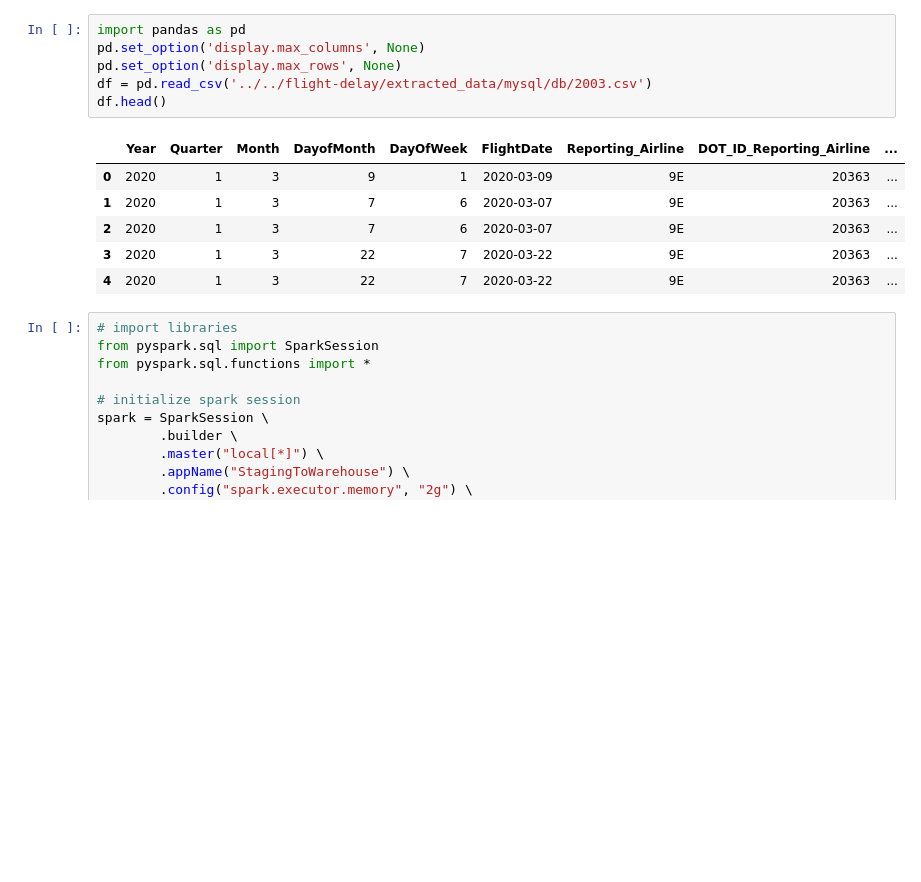
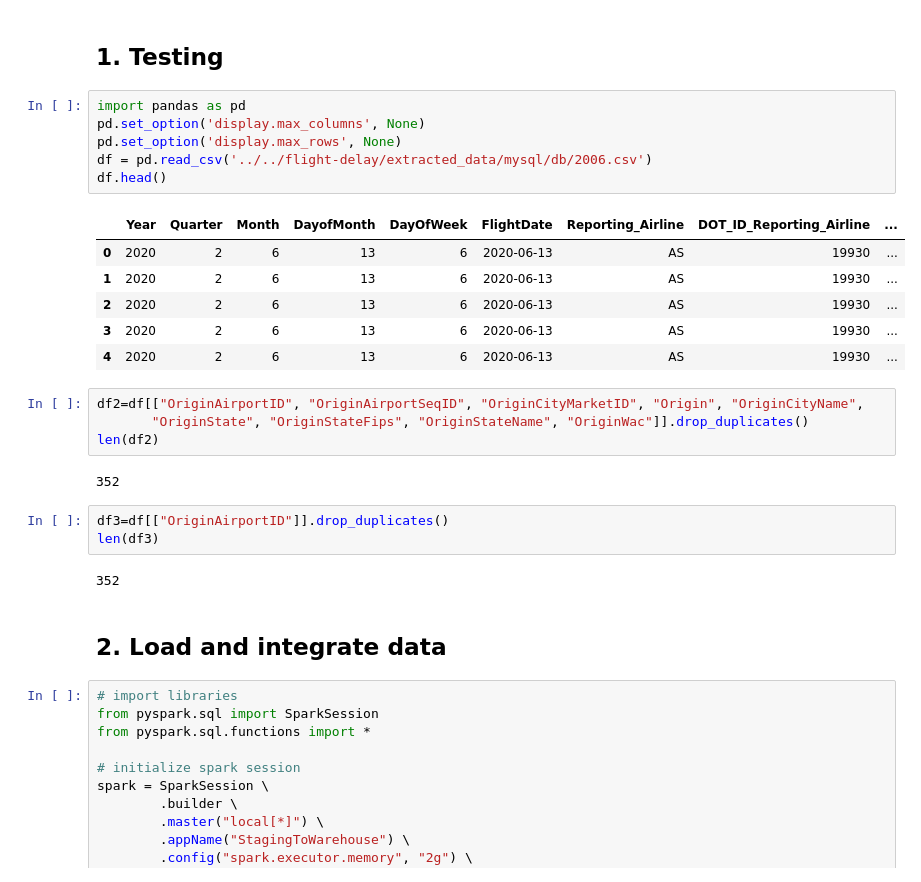
Before and after one commit to nitsvutt/airline-data-platform, a Jupyter notebook: etl-processes/staging-to-warehouse.ipynb, the cells around one changed output. Cells and saved outputs as stored; diff of their text form; blank space fills up the shorter version.

```diff
--- a/etl-processes/staging-to-warehouse.ipynb
+++ b/etl-processes/staging-to-warehouse.ipynb
@@ -1,16 +1,31 @@
+# %% [markdown]
+## 1. Testing
 # %%
 import pandas as pd
 pd.set_option('display.max_columns', None)
 pd.set_option('display.max_rows', None)
-df = pd.read_csv('../../flight-delay/extracted_data/mysql/db/2003.csv')
+df = pd.read_csv('../../flight-delay/extracted_data/mysql/db/2006.csv')
 df.head()
 # %% [output]
 |  | Year | Quarter | Month | DayofMonth | DayOfWeek | FlightDate | Reporting_Airline | DOT_ID_Reporting_Airline | ... |
-| 0 | 2020 | 1 | 3 | 9 | 1 | 2020-03-09 | 9E | 20363 | ... |
-| 1 | 2020 | 1 | 3 | 7 | 6 | 2020-03-07 | 9E | 20363 | ... |
-| 2 | 2020 | 1 | 3 | 7 | 6 | 2020-03-07 | 9E | 20363 | ... |
-| 3 | 2020 | 1 | 3 | 22 | 7 | 2020-03-22 | 9E | 20363 | ... |
-| 4 | 2020 | 1 | 3 | 22 | 7 | 2020-03-22 | 9E | 20363 | ... |
+| 0 | 2020 | 2 | 6 | 13 | 6 | 2020-06-13 | AS | 19930 | ... |
+| 1 | 2020 | 2 | 6 | 13 | 6 | 2020-06-13 | AS | 19930 | ... |
+| 2 | 2020 | 2 | 6 | 13 | 6 | 2020-06-13 | AS | 19930 | ... |
+| 3 | 2020 | 2 | 6 | 13 | 6 | 2020-06-13 | AS | 19930 | ... |
+| 4 | 2020 | 2 | 6 | 13 | 6 | 2020-06-13 | AS | 19930 | ... |
+# %%
+df2=df[["OriginAirportID", "OriginAirportSeqID", "OriginCityMarketID", "Origin", "OriginCityName",
+       "OriginState", "OriginStateFips", "OriginStateName", "OriginWac"]].drop_duplicates()
+len(df2)
+# %% [output]
+352
+# %%
+df3=df[["OriginAirportID"]].drop_duplicates()
+len(df3)
+# %% [output]
+352
+# %% [markdown]
+## 2. Load and integrate data
 # %%
 # import libraries
 from pyspark.sql import SparkSession
```
Also changed, not shown: parts of 14 cells of this notebook.
